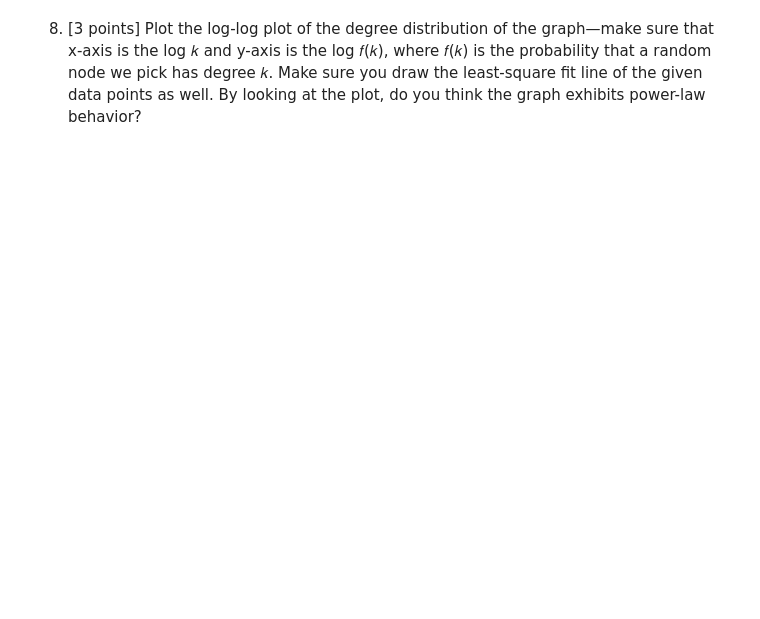
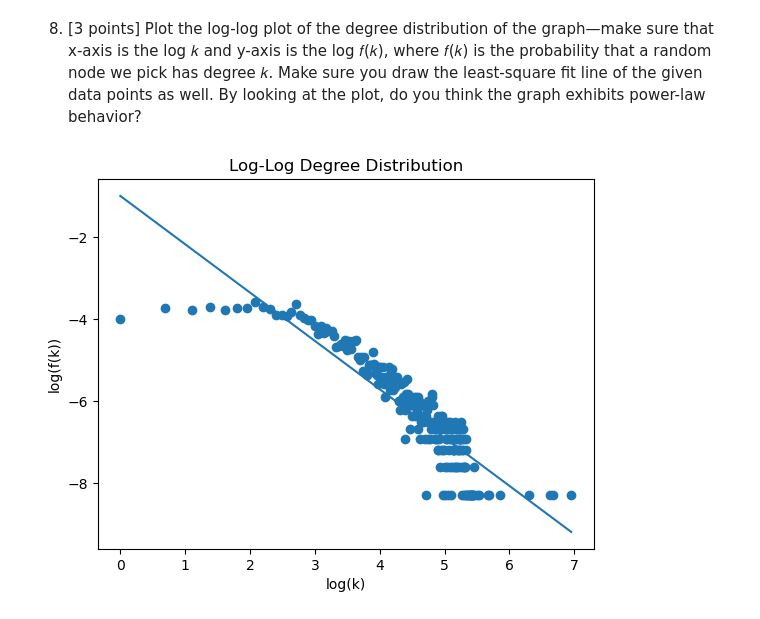
Before and after one commit to ArkhamTitan/CSCI_347-Mini-Projects-Group_17, a Jupyter notebook: Project 2/mini_project_02.ipynb, the cells around one changed output. Drawn from its saved outputs; the diff is of its cells as text; code cells hidden in the pictures; blank space fills up the shorter version.

```diff
--- a/Project 2/mini_project_02.ipynb
+++ b/Project 2/mini_project_02.ipynb
@@ -415,2 +503,22 @@ may visualize a sample of the graph.
 # %% [markdown]
 6. [3 points] List the top 10 nodes ranked by PageRank.
+# %%
+import networkx as nx
+
+pagerank = {node: 1/len(G_lcc) for node in G_lcc}
+d = 0.85
+N = len(G_lcc)
+
+for _ in range(20):
+    new_pagerank = {}
+    for node in G_lcc:
+        rank_sum = 0
+        for neighbor in G_lcc.neighbors(node):
+            rank_sum += pagerank[neighbor] / G_lcc.degree(neighbor)
+        new_pagerank[node] = (1-d)/N + d*rank_sum
+    pagerank = new_pagerank
+
+top_10_pagerank = sorted(pagerank.items(), key=lambda x: x[1], reverse=True)[:10]
+
+for node, value in top_10_pagerank:
+    print(node, value)
@@ -423,3 +548,34 @@ significant or not? Why do you think this is the case?
 log 𝑘 and y-axis is the log 𝑓(𝑘), where 𝑓(𝑘) is the probability that a random node we pick has
 degree 𝑘. Make sure you draw the least-square fit line of the given data points as well. By looking at
 the plot, do you think the graph exhibits power-law behavior?
+# %%
+import numpy as np
+import matplotlib.pyplot as plt
+
+#get degree of every node
+degrees = [d for n, d in G_lcc.degree()]
+
+#count frequency of each degree
+unique_deg, counts = np.unique(degrees, return_counts=True)
+
+#probability distribution
+prob = counts / counts.sum()
+
+#log values
+log_k = np.log(unique_deg)
+log_fk = np.log(prob)
+
+#least squares fit
+slope, intercept = np.polyfit(log_k, log_fk, 1)
+fit_line = slope * log_k + intercept
+
+#plot
+plt.scatter(log_k, log_fk)
+plt.plot(log_k, fit_line)
+
+plt.xlabel("log(k)")
+plt.ylabel("log(f(k))")
+plt.title("Log-Log Degree Distribution")
+plt.show()
+# %% [output]
+[figure, added]
```
Also changed, not shown: parts of 9 cells of this notebook.
